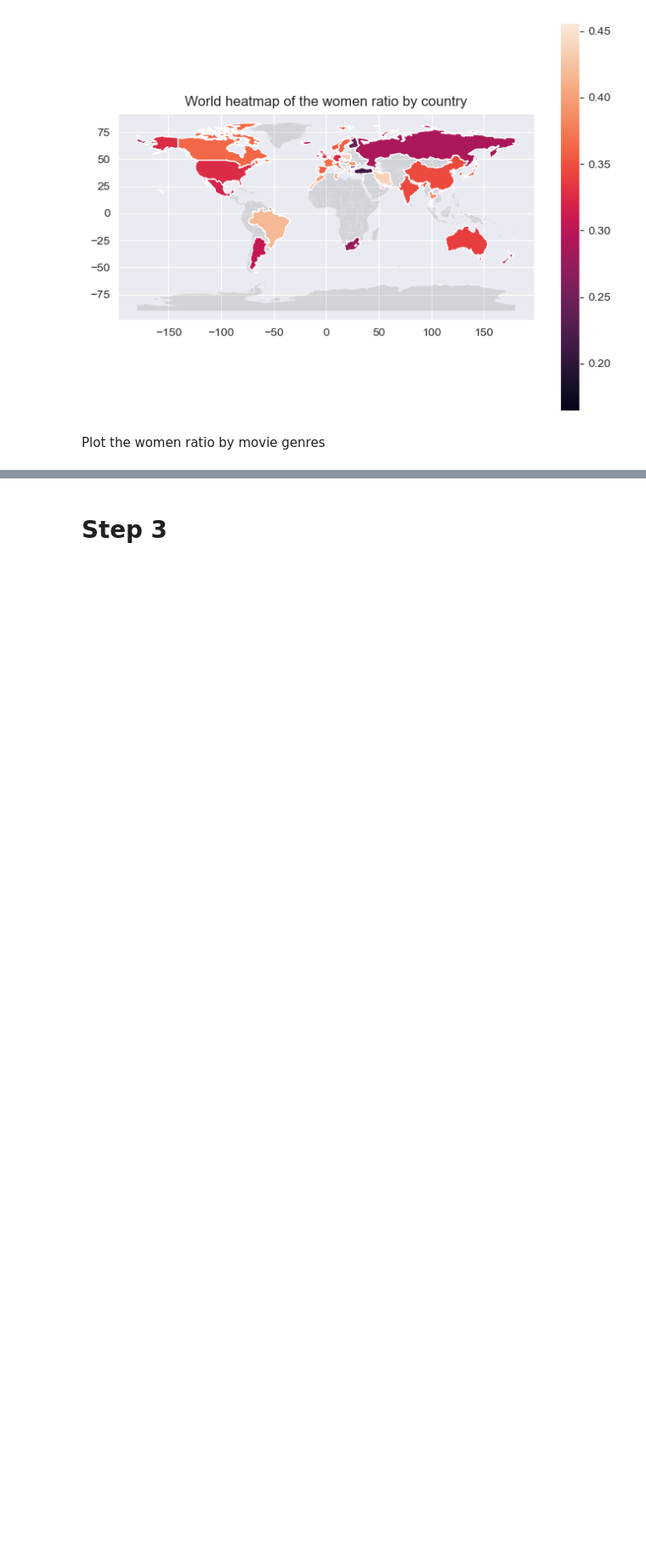
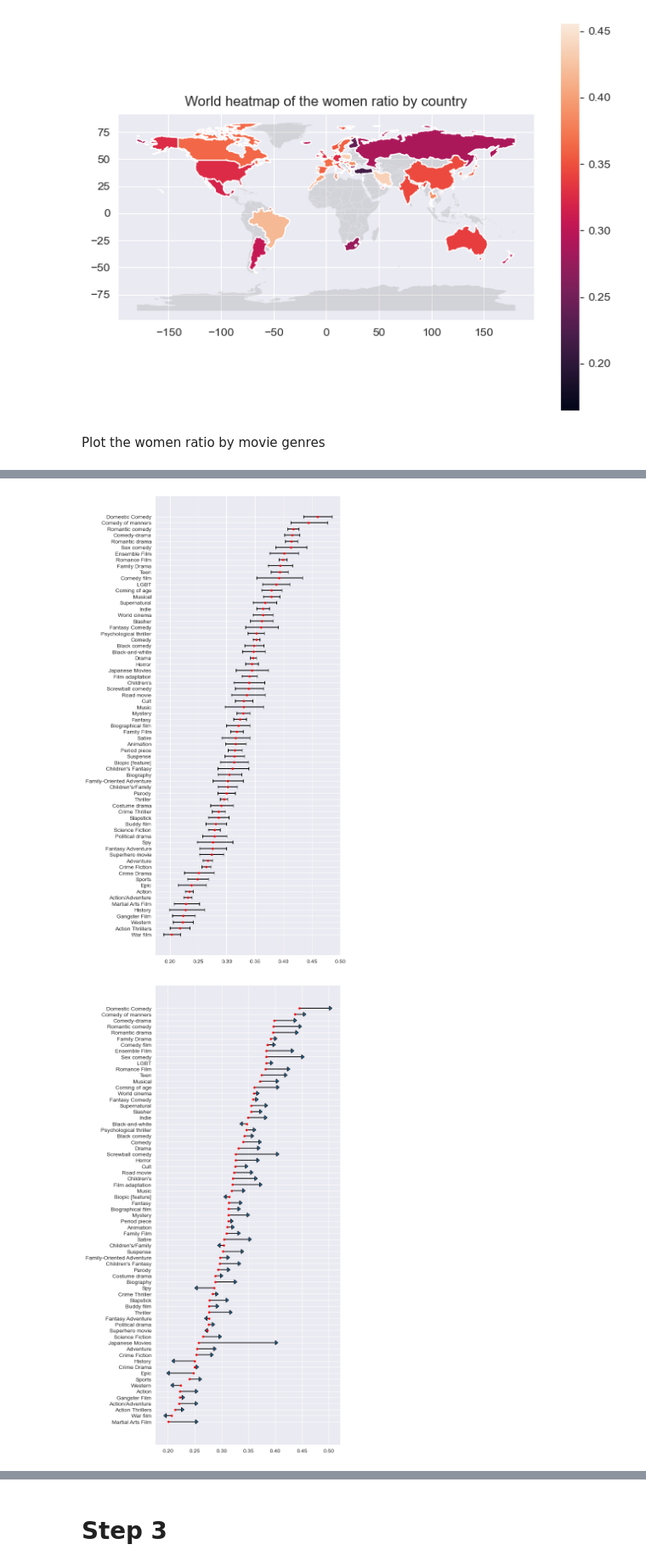
Before and after one commit to epfl-ada/ada-2022-project-teamrefuge2000, a Jupyter notebook: src/milestone_3.ipynb, the cells around one changed output, grey strips where cells are left out. Shown at 85% size. Cells and saved outputs as stored; diff of their text form; code cells hidden in the pictures; blank space fills up the shorter version.

```diff
--- a/src/milestone_3.ipynb
+++ b/src/milestone_3.ipynb
@@ -116,7 +118,7 @@ movie_gender = movie_gender['women_ratio'].reset_index()
 # %% [markdown]
 Gender parity datasets
 # %%
-movie_information = ['wikipedia_movie_id', 'movie_release_date', 'movie_name', 'office_revenue', 'countries', 'genres']
+movie_information = ['wikipedia_movie_id', 'movie_release_date', 'movie_release_year', 'movie_name', 'office_revenue', 'countries', 'genres']
 gender_parity = pd.merge(movie_gender, movie_metadata[movie_information], on='wikipedia_movie_id').dropna()
 # %% [markdown]
 Movie genre dataset
@@ -244,0 +268,46 @@ See the caveats in the documentation: https://pandas.pydata.org/pandas-docs/stab
+# %%
+def plot_ratio_by_categories(subset, col_name, min_count=100, y_size=15):
+    filtered_subset = subset[subset.wikipedia_movie_id_count > min_count]
+
+    plt.figure(figsize=(6,y_size))
+    for i, col in enumerate(filtered_subset[['women_ratio_mean', 'women_ratio_bootstrap_ci']].iloc):
+        plt.plot(col['women_ratio_bootstrap_ci'], (i,i),'-|k')
+        plt.plot(col['women_ratio_mean'], i, '.r')
+
+    plt.yticks(range(len(filtered_subset)),list(filtered_subset[col_name]))
+# %%
+def split_gender_parity(treshold_year):
+    before = gender_parity[gender_parity.movie_release_year <= treshold_year]
+    after  = gender_parity[gender_parity.movie_release_year >  treshold_year]
+    return before, after
+# %%
+def plot_evolution(col_name, treshold_year, min_count=100, y_size=15):
+    gender_parity_before, gender_parity_after = split_gender_parity(treshold_year)
+
+    before = make_subset_gender_parity(col_name, gender_parity_before)
+    after  = make_subset_gender_parity(col_name, gender_parity_after )
+
+    merged = before.merge(after, on=col_name, suffixes=('_before', '_after'))
+
+    merged_filtered = merged[merged.wikipedia_movie_id_count_after + merged.wikipedia_movie_id_count_before > min_count]
+
+    plt.figure(figsize=(6,y_size))
+
+    for y, col in enumerate(merged_filtered.iloc):
+            ratio_before = col['women_ratio_mean_before']
+            ratio_after  = col['women_ratio_mean_after' ]
+            dx = ratio_after - ratio_before
+            plt.plot(col['women_ratio_mean_before'], y, '.r')
+            plt.arrow(ratio_before, y, dx, 0,
+                      head_width = 0.7,
+                      head_length = 0.005,
+                      ec ='black')
+
+    plt.yticks(range(len(merged_filtered)),list(merged_filtered[col_name]))
+# %%
+movie_gender_genre = make_subset_gender_parity('genres')
+plot_ratio_by_categories(movie_gender_genre, 'genres')
+plot_evolution('genres', 2000)
+# %% [output]
+[figure, added]
+[figure, added]
```
Also changed, not shown: parts of 37 cells of this notebook, 2 other files.
